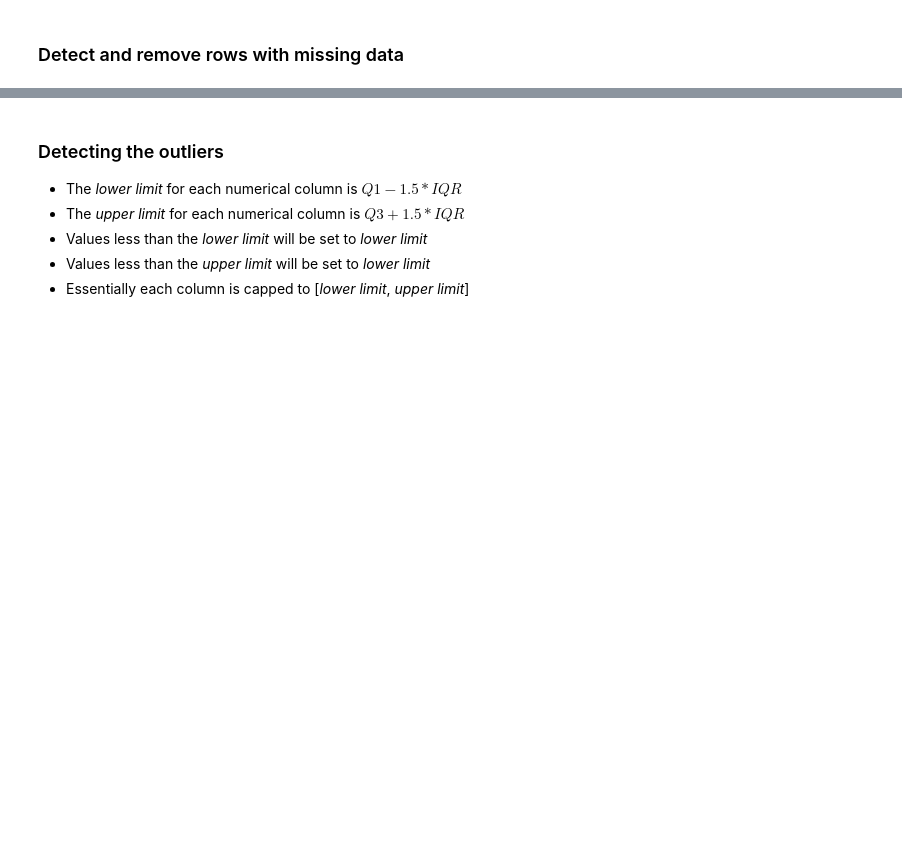
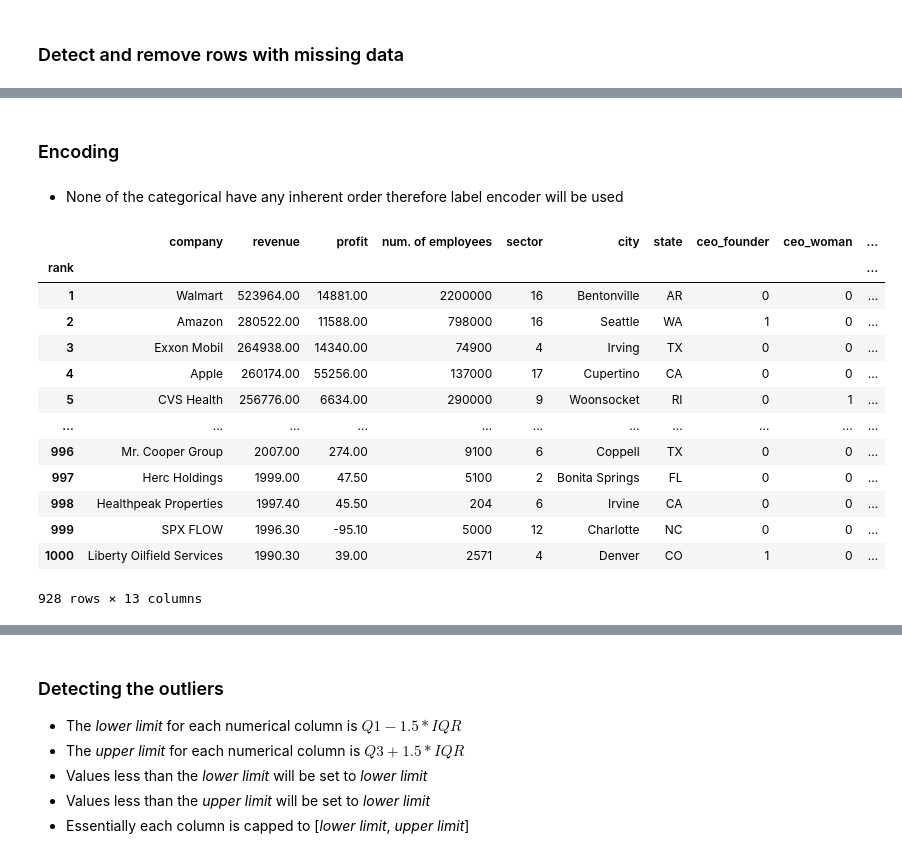
Before and after one commit to BrandonHardatt/fortune-1000, a Jupyter notebook: Project-Iteration2.ipynb, the cells around one changed output, grey strips where cells are left out. Cells and saved outputs as stored; diff of their text form; code cells hidden in the pictures; blank space fills up the shorter version.

```diff
--- a/Project-Iteration2.ipynb
+++ b/Project-Iteration2.ipynb
@@ -148,0 +223,30 @@ plot_histograms_density(df, numerical_attributes)
+# %% [markdown]
+### Encoding
+# %% [markdown]
+- None of the categorical have any inherent order therefore label encoder will be used
+# %%
+from sklearn.preprocessing import LabelEncoder
+
+def labelEncoder(df, columns, encoder):
+    temp = df.copy()
+    for col in columns:
+        temp[col] = encoder.fit_transform(temp[col])
+
+    return temp
+
+labelEncoder(df, categorical_attributes,  LabelEncoder())
+# %% [output]
+|  | company | revenue | profit | num. of employees | sector | city | state | ceo_founder | ceo_woman | ... |
+| rank |  |  |  |  |  |  |  |  |  | ... |
+| 1 | Walmart | 523964.00 | 14881.00 | 2200000 | 16 | Bentonville | AR | 0 | 0 | ... |
+| 2 | Amazon | 280522.00 | 11588.00 | 798000 | 16 | Seattle | WA | 1 | 0 | ... |
+| 3 | Exxon Mobil | 264938.00 | 14340.00 | 74900 | 4 | Irving | TX | 0 | 0 | ... |
+| 4 | Apple | 260174.00 | 55256.00 | 137000 | 17 | Cupertino | CA | 0 | 0 | ... |
+| 5 | CVS Health | 256776.00 | 6634.00 | 290000 | 9 | Woonsocket | RI | 0 | 1 | ... |
+| ... | ... | ... | ... | ... | ... | ... | ... | ... | ... | ... |
+| 996 | Mr. Cooper Group | 2007.00 | 274.00 | 9100 | 6 | Coppell | TX | 0 | 0 | ... |
+| 997 | Herc Holdings | 1999.00 | 47.50 | 5100 | 2 | Bonita Springs | FL | 0 | 0 | ... |
+| 998 | Healthpeak Properties | 1997.40 | 45.50 | 204 | 6 | Irvine | CA | 0 | 0 | ... |
+| 999 | SPX FLOW | 1996.30 | -95.10 | 5000 | 12 | Charlotte | NC | 0 | 0 | ... |
+| 1000 | Liberty Oilfield Services | 1990.30 | 39.00 | 2571 | 4 | Denver | CO | 1 | 0 | ... |
+928 rows × 13 columns
```
Also changed, not shown: parts of 41 cells of this notebook, 6 other files.
